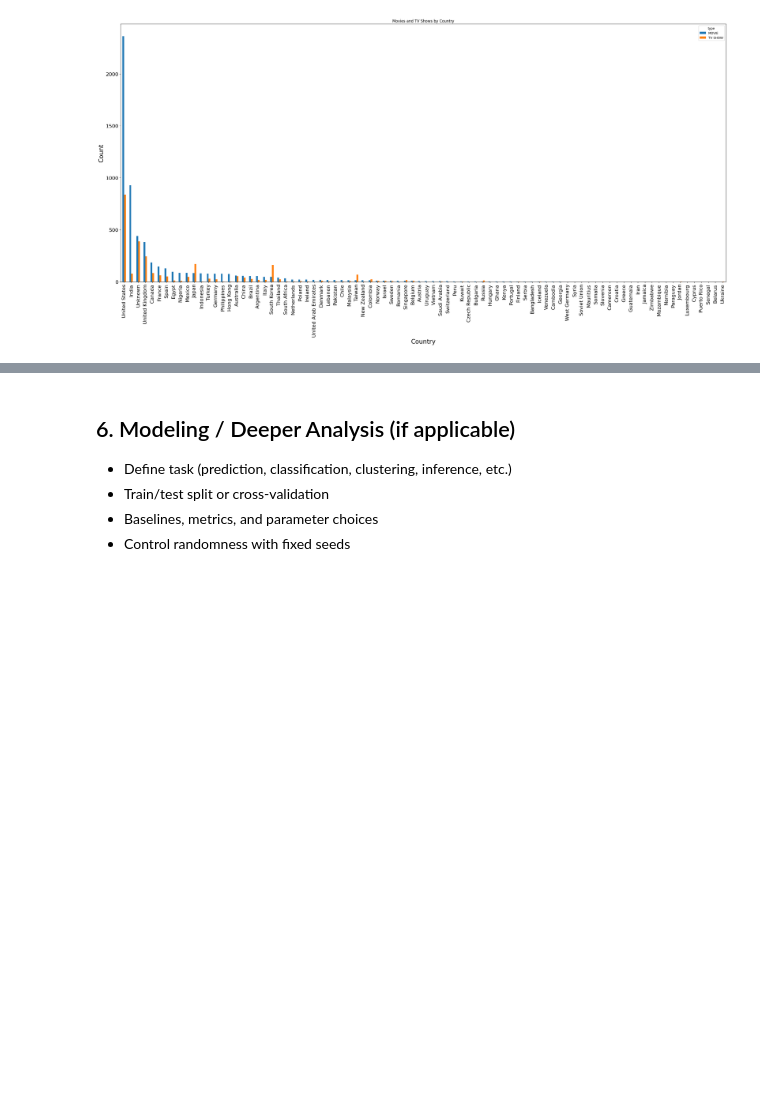
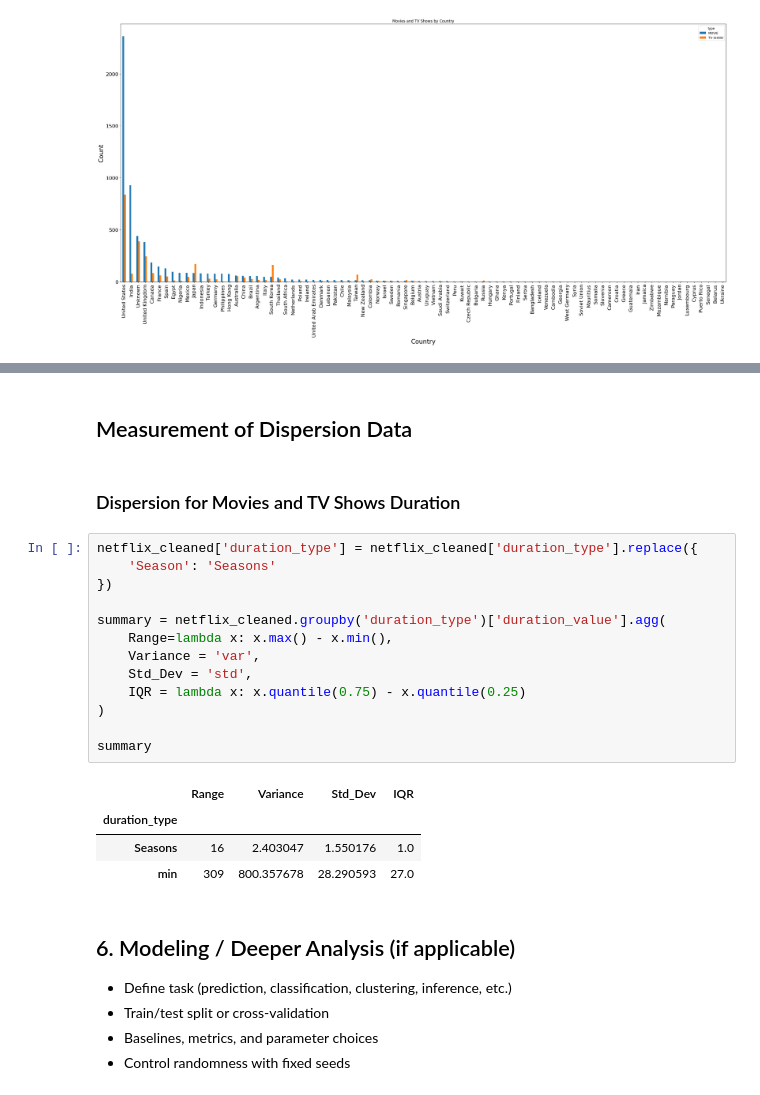
Before and after one commit to liya-eng/DSF_PROJECT, a Jupyter notebook: TT6L_G04_Notebook.ipynb, the cells around one changed output, grey strips where cells are left out. Saved outputs shown, nothing was run; the diff lists cells and outputs as text; blank space fills up the shorter version.

```diff
--- a/TT6L_G04_Notebook.ipynb
+++ b/TT6L_G04_Notebook.ipynb
@@ -319,3 +370,25 @@ KeyError: 'released_year'
+# %% [markdown]
+## Measurement of Dispersion Data
+# %% [markdown]
+### Dispersion for Movies and TV Shows Duration
+# %%
+netflix_cleaned['duration_type'] = netflix_cleaned['duration_type'].replace({
+    'Season': 'Seasons'
+})
+
+summary = netflix_cleaned.groupby('duration_type')['duration_value'].agg(
+    Range=lambda x: x.max() - x.min(),
+    Variance = 'var',
+    Std_Dev = 'std',
+    IQR = lambda x: x.quantile(0.75) - x.quantile(0.25)
+)
+
+summary
+# %% [output]
+|  | Range | Variance | Std_Dev | IQR |
+| duration_type |  |  |  |  |
+| Seasons | 16 | 2.403047 | 1.550176 | 1.0 |
+| min | 309 | 800.357678 | 28.290593 | 27.0 |
 # %% [markdown]
 ## 6. Modeling / Deeper Analysis (if applicable)
 - Define task (prediction, classification, clustering, inference, etc.)
```
Also changed, not shown: parts of 11 cells of this notebook.
